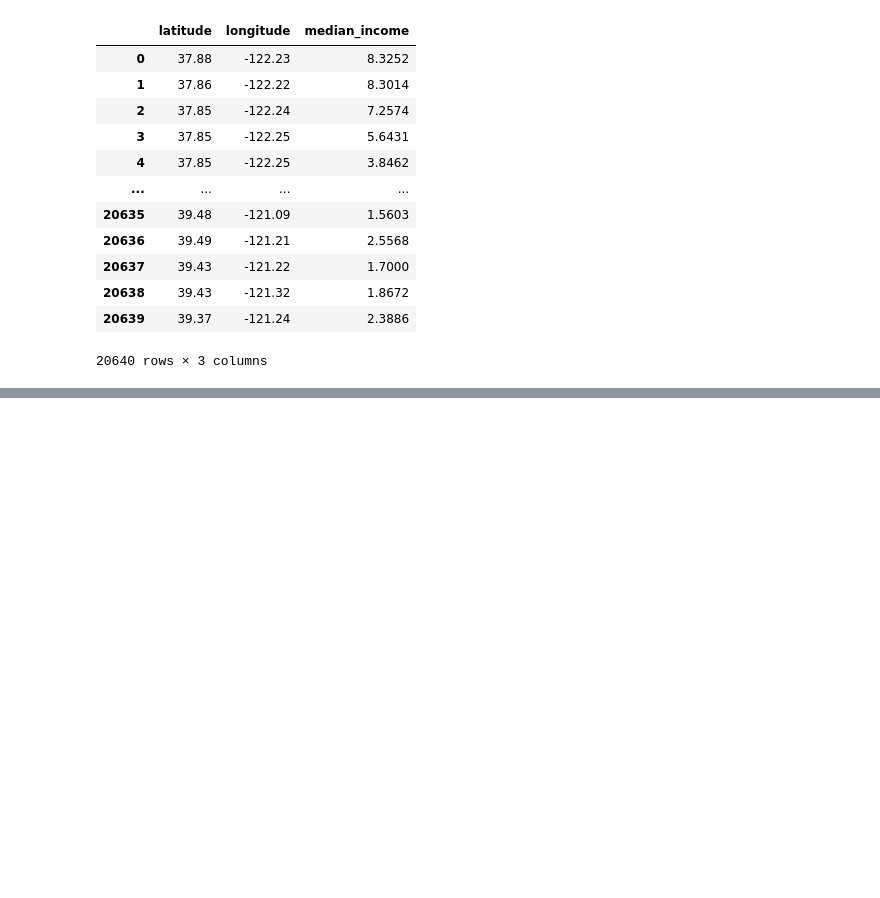
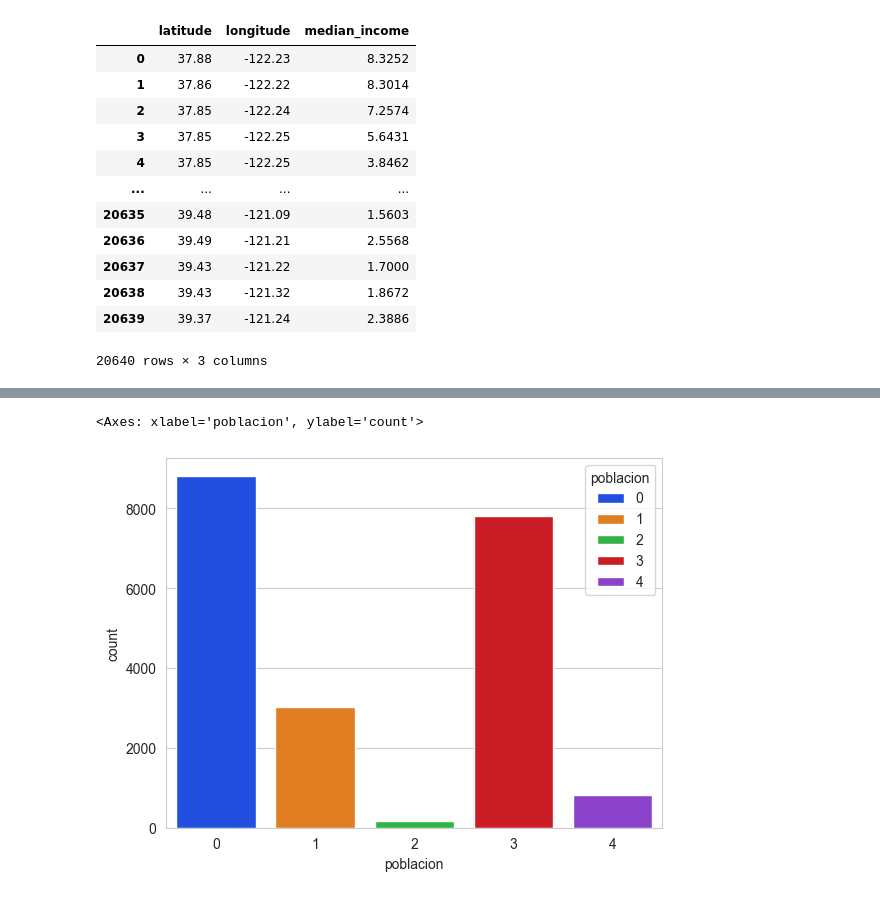
Before and after one commit to underoatjd/K-means, a Jupyter notebook: clustering.ipynb, the cells around one changed output, grey strips where cells are left out. Drawn from its saved outputs; the diff is of its cells as text; code cells hidden in the pictures; blank space fills up the shorter version.

```diff
--- a/clustering.ipynb
+++ b/clustering.ipynb
@@ -103,0 +140,5 @@ Name: median_income, dtype: float64
+# %%
+sb.countplot(x="poblacion",data=a, hue="poblacion", palette="bright")
+# %% [output]
+<Axes: xlabel='poblacion', ylabel='count'>
+[figure, added]
```
Also changed, not shown: parts of 10 cells of this notebook.
